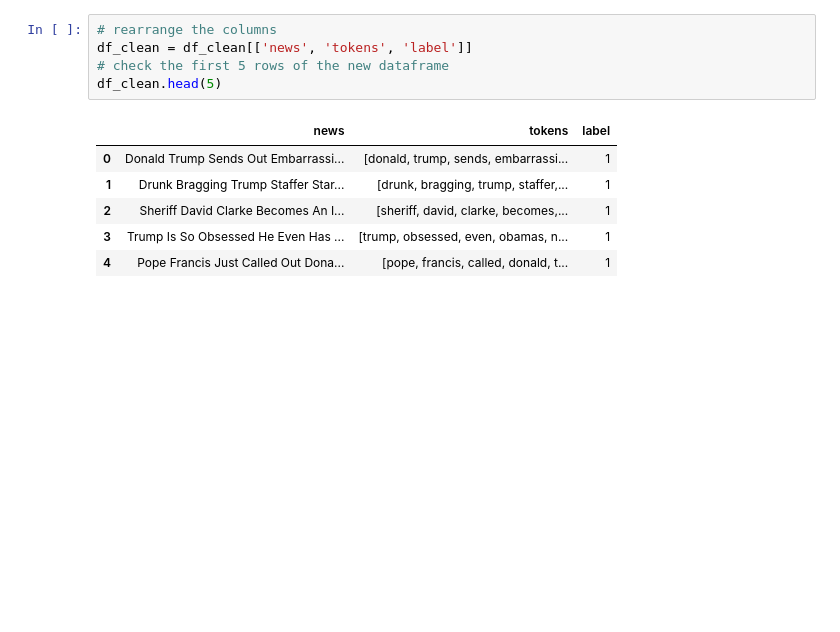
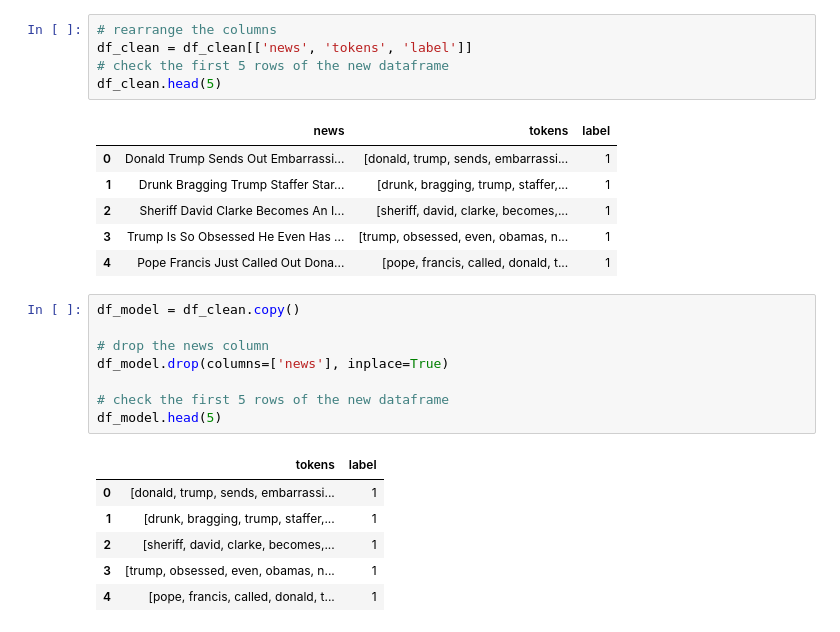
Before and after one commit to ajulthomas/ai-techniques, a Jupyter notebook: fake-news-detector/deep-learning-model.ipynb, the cells around one changed output. Cells and saved outputs as stored; diff of their text form; blank space fills up the shorter version.

Commit message:
completes base models

```diff
--- a/fake-news-detector/deep-learning-model.ipynb
+++ b/fake-news-detector/deep-learning-model.ipynb
@@ -190,3 +190,18 @@ df_clean.head(5)
 | 2 | Sheriff David Clarke Becomes An I... | [sheriff, david, clarke, becomes,... | 1 |
 | 3 | Trump Is So Obsessed He Even Has ... | [trump, obsessed, even, obamas, n... | 1 |
 | 4 | Pope Francis Just Called Out Dona... | [pope, francis, called, donald, t... | 1 |
+# %%
+df_model = df_clean.copy()
+
+# drop the news column
+df_model.drop(columns=['news'], inplace=True)
+
+# check the first 5 rows of the new dataframe
+df_model.head(5)
+# %% [output]
+|  | tokens | label |
+| 0 | [donald, trump, sends, embarrassi... | 1 |
+| 1 | [drunk, bragging, trump, staffer,... | 1 |
+| 2 | [sheriff, david, clarke, becomes,... | 1 |
+| 3 | [trump, obsessed, even, obamas, n... | 1 |
+| 4 | [pope, francis, called, donald, t... | 1 |
```
Also changed, not shown: parts of 5 cells of this notebook, 1 other file.
